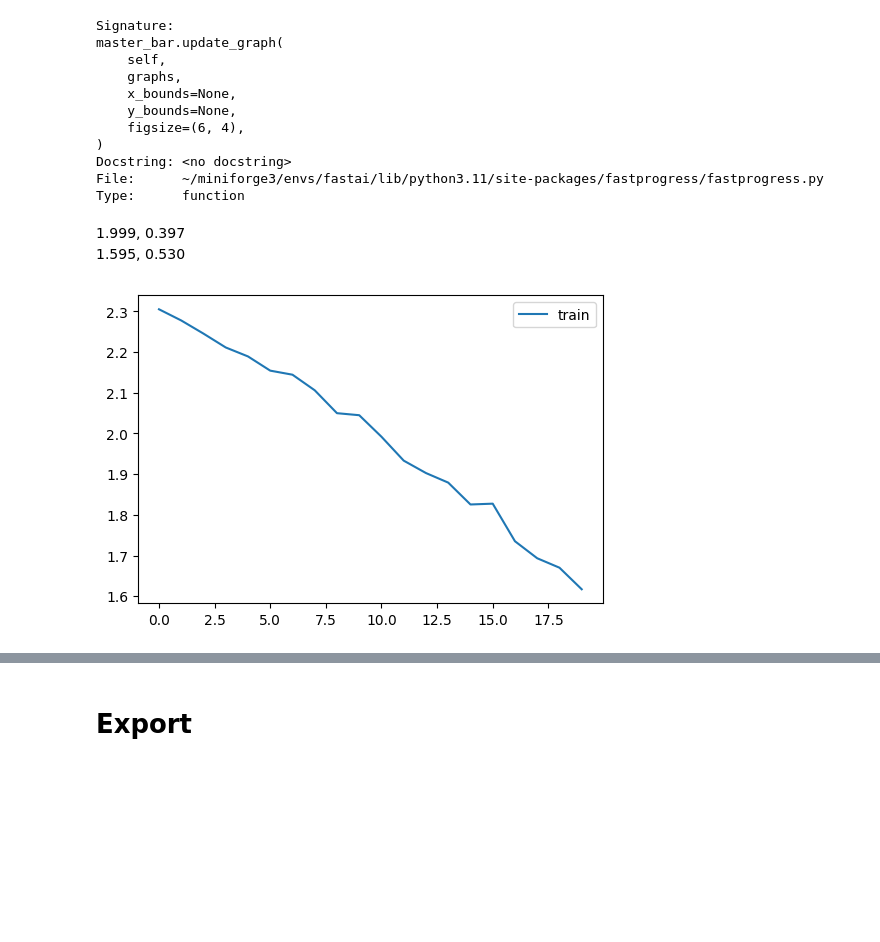
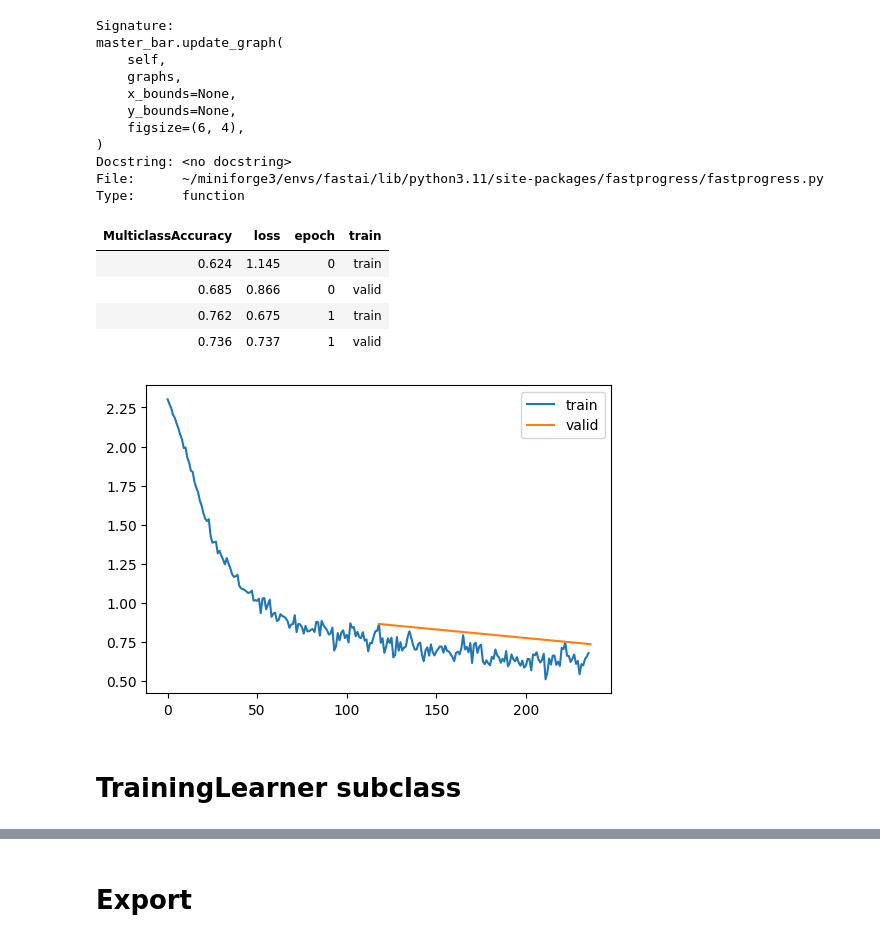
Before and after one commit to daniilgaltsev/fastai_course, a Jupyter notebook: nbs/09_learner.ipynb, the cells around one changed output, grey strips where cells are left out. Cells and saved outputs as stored; diff of their text form; code cells hidden in the pictures; blank space fills up the shorter version.

Commit message:
replicate 09_learner from lesson 16

```diff
--- a/nbs/09_learner.ipynb
+++ b/nbs/09_learner.ipynb
@@ -208,6 +244,7 @@ class with_cbs:
         self.before = f"before_{nm}"
         self.after = f"after_{nm}"
         self.exception = f"Cancel{nm.title()}Exception"
+        self.cleanup = f"cleanup_{nm}"
 
     def __call__(self, f):
         def _f(o, *args, **kwargs):
@@ -216,6 +253,7 @@ class with_cbs:
                 f(o, *args, **kwargs)
                 o.callback(self.after)
             except globals()[self.exception]: ...
+            finally: o.callback(self.cleanup)
         return _f
 # %%
 #|export
@@ -275,24 +341,28 @@ class Callback:
 # %%
 #| export
 class TrainCB(Callback):
-    def predict(self):
-        self.learn.preds = self.learn.model(self.learn.batch[0])
+    def __init__(self, n_inp=1): self.n_inp = n_inp
 
-    def get_loss(self):
-        self.learn.loss = self.learn.loss_func(self.learn.preds, self.learn.batch[1])
+    def predict(self, learn):
+        learn.preds = learn.model(*learn.batch[:self.n_inp])
 
-    def backward(self):
-        self.learn.loss.backward()
+    def get_loss(self, learn):
+        learn.loss = learn.loss_func(learn.preds, *learn.batch[self.n_inp:])
 
-    def step(self):
-        self.learn.opt.step()
+    def backward(self, learn):
+        learn.loss.backward()
 
-    def zero_grad(self):
-        self.learn.opt.zero_grad()
+    def step(self, learn):
+        learn.opt.step()
+
+    def zero_grad(self, learn):
+        learn.opt.zero_grad()
 # %%
 #|export
 class DeviceCB(Callback):
-    def before_fit(self):
-        self.learn.model.to(def_device)
-    def before_batch(self):
-        self.learn.batch = to_device(self.learn.batch)
+    def __init__(self, device=def_device): self.device = def_device
+    def before_fit(self, learn):
+        if hasattr(learn.model, "to"):
+            learn.model.to(self.device)
+    def before_batch(self, learn):
+        learn.batch = to_device(learn.batch, self.device)
@@ -406,9 +503,14 @@ class ProgressCB(Callback):
 # %%
 model = nn.Sequential(nn.Linear(28*28, 50), nn.ReLU(), nn.Linear(50, 10))
-cbs = [TrainCB(), DeviceCB(), MetricsCB(metric=Accuracy()), ProgressCB(True)]
+cbs = [TrainCB(), DeviceCB(), MetricsCB(MulticlassAccuracy()), ProgressCB(True)]
 learn = Learner(model, dls, F.cross_entropy, 0.1, cbs, torch.optim.SGD)
-learn.fit(1)
+learn.fit(2)
 # %% [output]
-1.999, 0.397
-1.595, 0.530
+| MulticlassAccuracy | loss | epoch | train |
+| 0.624 | 1.145 | 0 | train |
+| 0.685 | 0.866 | 0 | valid |
+| 0.762 | 0.675 | 1 | train |
+| 0.736 | 0.737 | 1 | valid |
-[figure, old version]
+[figure, new version]
+# %% [markdown]
+# TrainingLearner subclass
```
Also changed, not shown: parts of 29 cells of this notebook, 3 other files.
